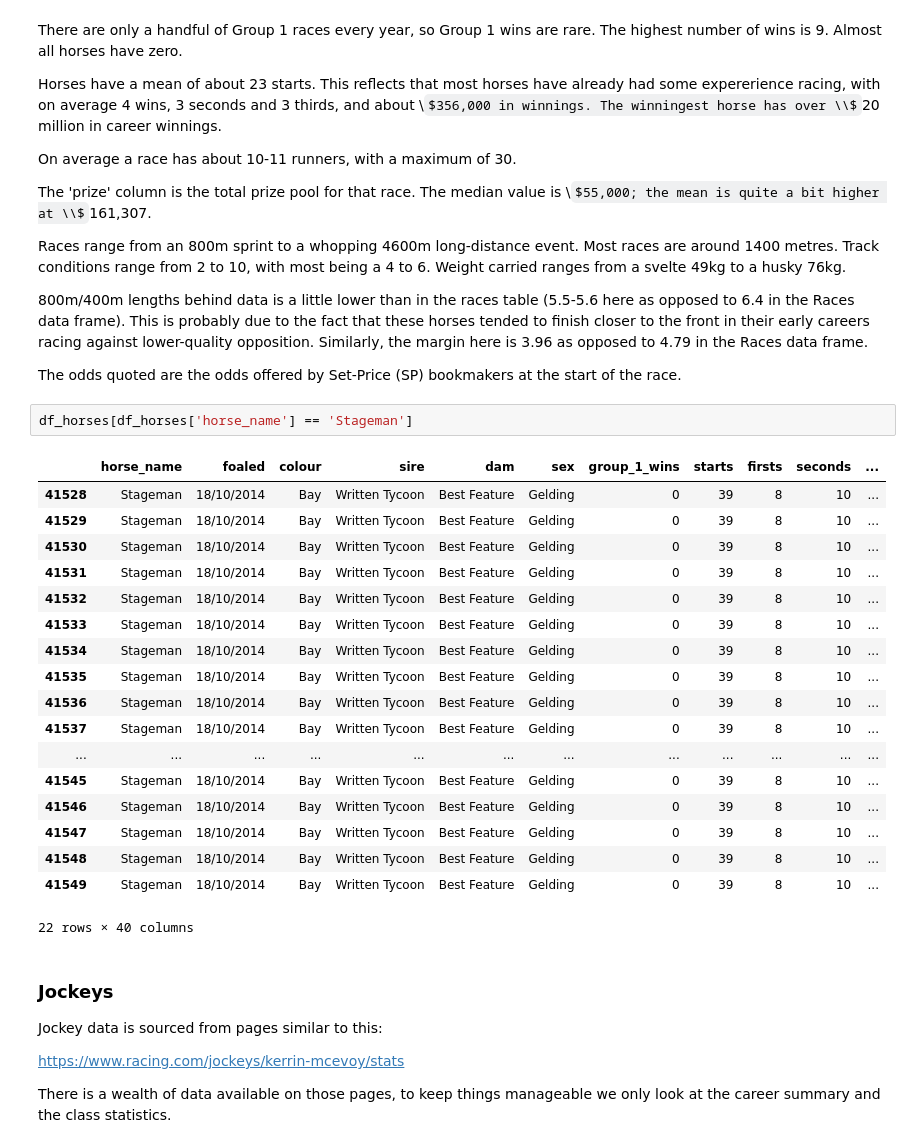
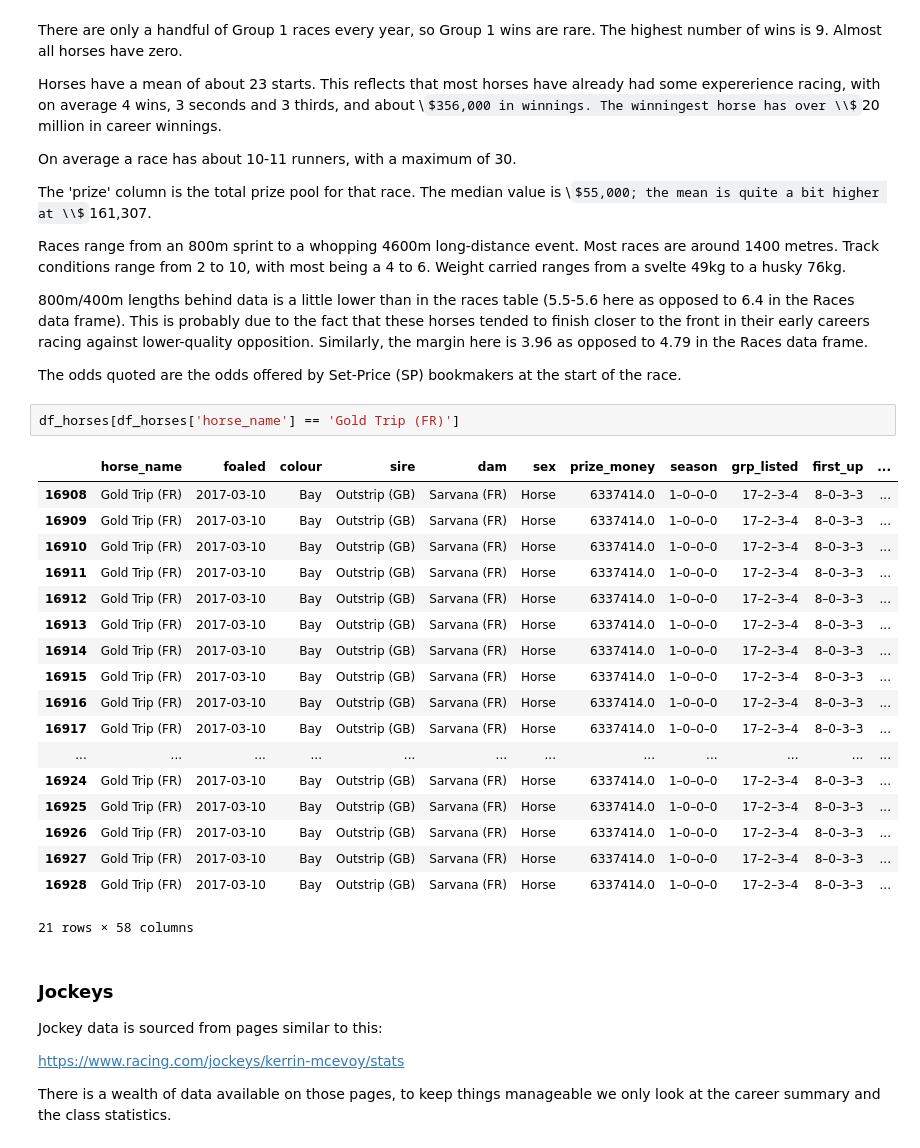
Before and after one commit to stripykitteh/horse_code, a Jupyter notebook: horse_racing_study.ipynb, the cells around one changed output. Saved outputs shown, nothing was run; the diff lists cells and outputs as text; some formulas as TeX source.

```diff
--- a/horse_racing_study.ipynb
+++ b/horse_racing_study.ipynb
@@ -479,27 +634,27 @@ Races range from an 800m sprint to a whopping 4600m long-distance event. Most ra
 800m/400m lengths behind data is a little lower than in the races table (5.5-5.6 here as opposed to 6.4 in the Races data frame). This is probably due to the fact that these horses tended to finish closer to the front in their early careers racing against lower-quality opposition. Similarly, the margin here is 3.96 as opposed to 4.79 in the Races data frame.
 
 The odds quoted are the odds offered by Set-Price (SP) bookmakers at the start of the race.
-# %%
-df_horses[df_horses['horse_name'] == 'Stageman']
-# %% [output]
-|  | horse_name | foaled | colour | sire | dam | sex | group_1_wins | starts | firsts | seconds | ... |
-| 41528 | Stageman | 18/10/2014 | Bay | Written Tycoon | Best Feature | Gelding | 0 | 39 | 8 | 10 | ... |
-| 41529 | Stageman | 18/10/2014 | Bay | Written Tycoon | Best Feature | Gelding | 0 | 39 | 8 | 10 | ... |
-| 41530 | Stageman | 18/10/2014 | Bay | Written Tycoon | Best Feature | Gelding | 0 | 39 | 8 | 10 | ... |
-| 41531 | Stageman | 18/10/2014 | Bay | Written Tycoon | Best Feature | Gelding | 0 | 39 | 8 | 10 | ... |
-| 41532 | Stageman | 18/10/2014 | Bay | Written Tycoon | Best Feature | Gelding | 0 | 39 | 8 | 10 | ... |
-| 41533 | Stageman | 18/10/2014 | Bay | Written Tycoon | Best Feature | Gelding | 0 | 39 | 8 | 10 | ... |
-| 41534 | Stageman | 18/10/2014 | Bay | Written Tycoon | Best Feature | Gelding | 0 | 39 | 8 | 10 | ... |
-| 41535 | Stageman | 18/10/2014 | Bay | Written Tycoon | Best Feature | Gelding | 0 | 39 | 8 | 10 | ... |
-| 41536 | Stageman | 18/10/2014 | Bay | Written Tycoon | Best Feature | Gelding | 0 | 39 | 8 | 10 | ... |
-| 41537 | Stageman | 18/10/2014 | Bay | Written Tycoon | Best Feature | Gelding | 0 | 39 | 8 | 10 | ... |
-| ... | ... | ... | ... | ... | ... | ... | ... | ... | ... | ... | ... |
-| 41545 | Stageman | 18/10/2014 | Bay | Written Tycoon | Best Feature | Gelding | 0 | 39 | 8 | 10 | ... |
-| 41546 | Stageman | 18/10/2014 | Bay | Written Tycoon | Best Feature | Gelding | 0 | 39 | 8 | 10 | ... |
-| 41547 | Stageman | 18/10/2014 | Bay | Written Tycoon | Best Feature | Gelding | 0 | 39 | 8 | 10 | ... |
-| 41548 | Stageman | 18/10/2014 | Bay | Written Tycoon | Best Feature | Gelding | 0 | 39 | 8 | 10 | ... |
-| 41549 | Stageman | 18/10/2014 | Bay | Written Tycoon | Best Feature | Gelding | 0 | 39 | 8 | 10 | ... |
-22 rows × 40 columns
+# %%
+df_horses[df_horses['horse_name'] == 'Gold Trip (FR)']
+# %% [output]
+|  | horse_name | foaled | colour | sire | dam | sex | prize_money | season | grp_listed | first_up | ... |
+| 16908 | Gold Trip (FR) | 2017-03-10 | Bay | Outstrip (GB) | Sarvana (FR) | Horse | 6337414.0 | 1–0–0–0 | 17–2–3–4 | 8–0–3–3 | ... |
+| 16909 | Gold Trip (FR) | 2017-03-10 | Bay | Outstrip (GB) | Sarvana (FR) | Horse | 6337414.0 | 1–0–0–0 | 17–2–3–4 | 8–0–3–3 | ... |
+| 16910 | Gold Trip (FR) | 2017-03-10 | Bay | Outstrip (GB) | Sarvana (FR) | Horse | 6337414.0 | 1–0–0–0 | 17–2–3–4 | 8–0–3–3 | ... |
+| 16911 | Gold Trip (FR) | 2017-03-10 | Bay | Outstrip (GB) | Sarvana (FR) | Horse | 6337414.0 | 1–0–0–0 | 17–2–3–4 | 8–0–3–3 | ... |
+| 16912 | Gold Trip (FR) | 2017-03-10 | Bay | Outstrip (GB) | Sarvana (FR) | Horse | 6337414.0 | 1–0–0–0 | 17–2–3–4 | 8–0–3–3 | ... |
+| 16913 | Gold Trip (FR) | 2017-03-10 | Bay | Outstrip (GB) | Sarvana (FR) | Horse | 6337414.0 | 1–0–0–0 | 17–2–3–4 | 8–0–3–3 | ... |
+| 16914 | Gold Trip (FR) | 2017-03-10 | Bay | Outstrip (GB) | Sarvana (FR) | Horse | 6337414.0 | 1–0–0–0 | 17–2–3–4 | 8–0–3–3 | ... |
+| 16915 | Gold Trip (FR) | 2017-03-10 | Bay | Outstrip (GB) | Sarvana (FR) | Horse | 6337414.0 | 1–0–0–0 | 17–2–3–4 | 8–0–3–3 | ... |
+| 16916 | Gold Trip (FR) | 2017-03-10 | Bay | Outstrip (GB) | Sarvana (FR) | Horse | 6337414.0 | 1–0–0–0 | 17–2–3–4 | 8–0–3–3 | ... |
+| 16917 | Gold Trip (FR) | 2017-03-10 | Bay | Outstrip (GB) | Sarvana (FR) | Horse | 6337414.0 | 1–0–0–0 | 17–2–3–4 | 8–0–3–3 | ... |
+| ... | ... | ... | ... | ... | ... | ... | ... | ... | ... | ... | ... |
+| 16924 | Gold Trip (FR) | 2017-03-10 | Bay | Outstrip (GB) | Sarvana (FR) | Horse | 6337414.0 | 1–0–0–0 | 17–2–3–4 | 8–0–3–3 | ... |
+| 16925 | Gold Trip (FR) | 2017-03-10 | Bay | Outstrip (GB) | Sarvana (FR) | Horse | 6337414.0 | 1–0–0–0 | 17–2–3–4 | 8–0–3–3 | ... |
+| 16926 | Gold Trip (FR) | 2017-03-10 | Bay | Outstrip (GB) | Sarvana (FR) | Horse | 6337414.0 | 1–0–0–0 | 17–2–3–4 | 8–0–3–3 | ... |
+| 16927 | Gold Trip (FR) | 2017-03-10 | Bay | Outstrip (GB) | Sarvana (FR) | Horse | 6337414.0 | 1–0–0–0 | 17–2–3–4 | 8–0–3–3 | ... |
+| 16928 | Gold Trip (FR) | 2017-03-10 | Bay | Outstrip (GB) | Sarvana (FR) | Horse | 6337414.0 | 1–0–0–0 | 17–2–3–4 | 8–0–3–3 | ... |
+21 rows × 58 columns
 # %% [markdown]
 ### Jockeys
 
```
Also changed, not shown: parts of 49 cells of this notebook, 13 other files.
